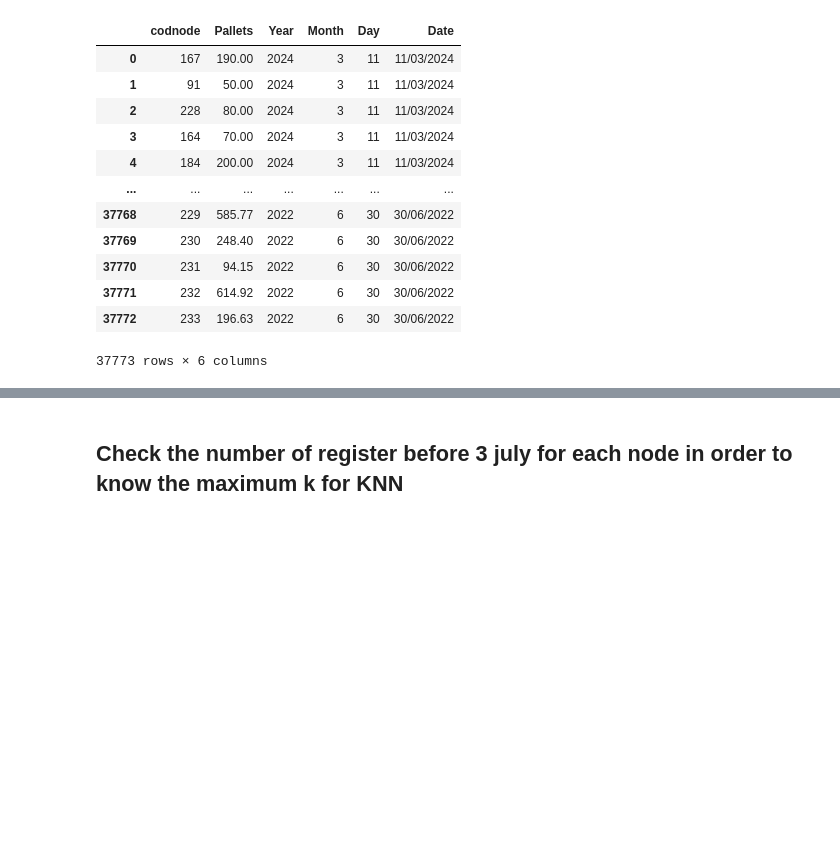
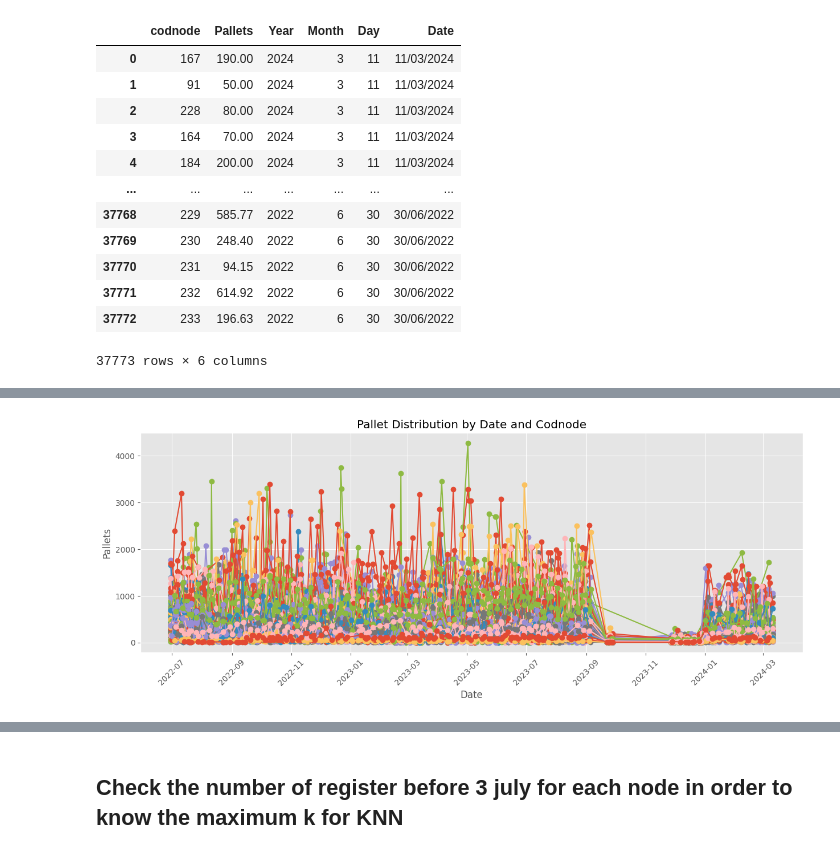
Before and after one commit to critobfer/StocasticOpt, a Jupyter notebook: data/study_data.ipynb, the cells around one changed output, grey strips where cells are left out. Saved outputs shown, nothing was run; the diff lists cells and outputs as text; code cells hidden in the pictures; blank space fills up the shorter version.

Commit message:
Gneración de gráficos + Corrección multiescenario

```diff
--- a/data/study_data.ipynb
+++ b/data/study_data.ipynb
@@ -43,0 +94,5 @@ Day from which we ensure we have records of all nodes
+# %%
+import seaborn as sns
+finalDemandData = pd.read_csv('demandDataComplete.csv', sep=';')
+# finalDemandData
+print(finalDemandData)
@@ -43,0 +117,29 @@ Day from which we ensure we have records of all nodes
+# %%
+finalDemandData['Date'] = pd.to_datetime(finalDemandData['Date'])
+finalDemandData_sorted = finalDemandData.sort_values(by=['Date'])
+
+# Graficar
+fig, ax = plt.subplots(figsize=(15, 5))
+
+i = 0
+# Iterar sobre cada codnode único en el DataFrame
+for codnode in finalDemandData_sorted['codnode'].unique():
+    i += 1
+    # Filtrar el DataFrame para el codnode actual
+    subset = finalDemandData_sorted[finalDemandData_sorted['codnode'] == codnode]
+    # Graficar la nube de puntos y las líneas
+    ax.plot(subset['Date'], subset['Pallets'], marker='o', label=codnode)
+
+
+# Establecer etiquetas y leyenda
+ax.set_xlabel('Date')
+ax.set_ylabel('Pallets')
+ax.set_title('Pallet Distribution by Date and Codnode')
+plt.xticks(rotation=45)
+
+plt.savefig('pallet_date_codnode.pdf')
+
+# Mostrar el gráfico
+plt.show()
+# %% [output]
+[figure, added]
```
Also changed, not shown: parts of 12 cells of this notebook, 11 other files.
